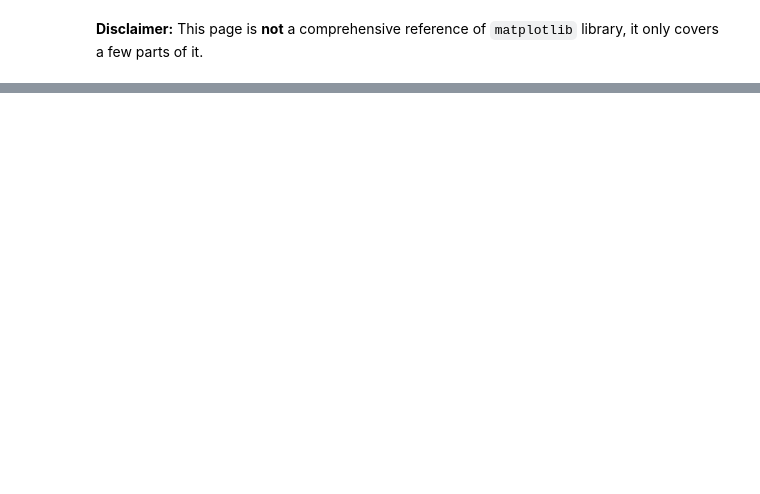
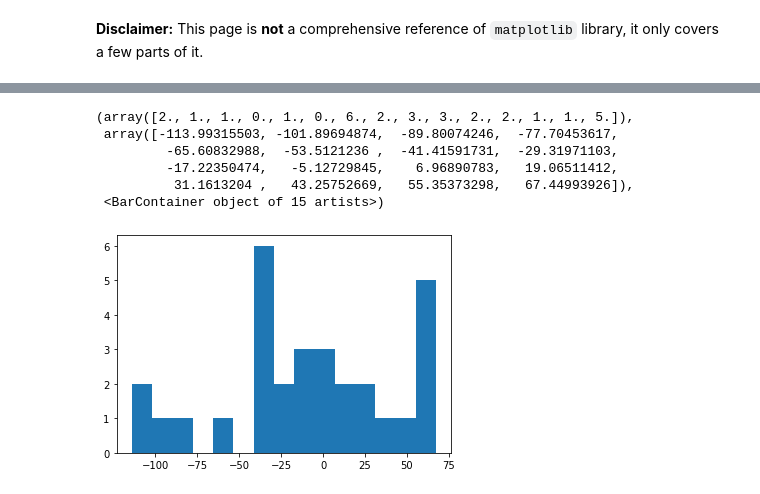
Before and after one commit to ilya40umov/python-cheatsheet, a Jupyter notebook: matplotlib.ipynb, the cells around one changed output, grey strips where cells are left out. Drawn from its saved outputs; the diff is of its cells as text; code cells hidden in the pictures; blank space fills up the shorter version.

```diff
--- a/matplotlib.ipynb
+++ b/matplotlib.ipynb
@@ -15,0 +48,10 @@ plt.show()
+# %%
+plt.hist(y2 - y1, bins=15)
+# %% [output]
+(array([2., 1., 1., 0., 1., 0., 6., 2., 3., 3., 2., 2., 1., 1., 5.]),
+ array([-113.99315503, -101.89694874,  -89.80074246,  -77.70453617,
+         -65.60832988,  -53.5121236 ,  -41.41591731,  -29.31971103,
+         -17.22350474,   -5.12729845,    6.96890783,   19.06511412,
+          31.1613204 ,   43.25752669,   55.35373298,   67.44993926]),
+ <BarContainer object of 15 artists>)
+[figure, added]
```
Also changed, not shown: parts of 6 cells of this notebook, 4 other files.
